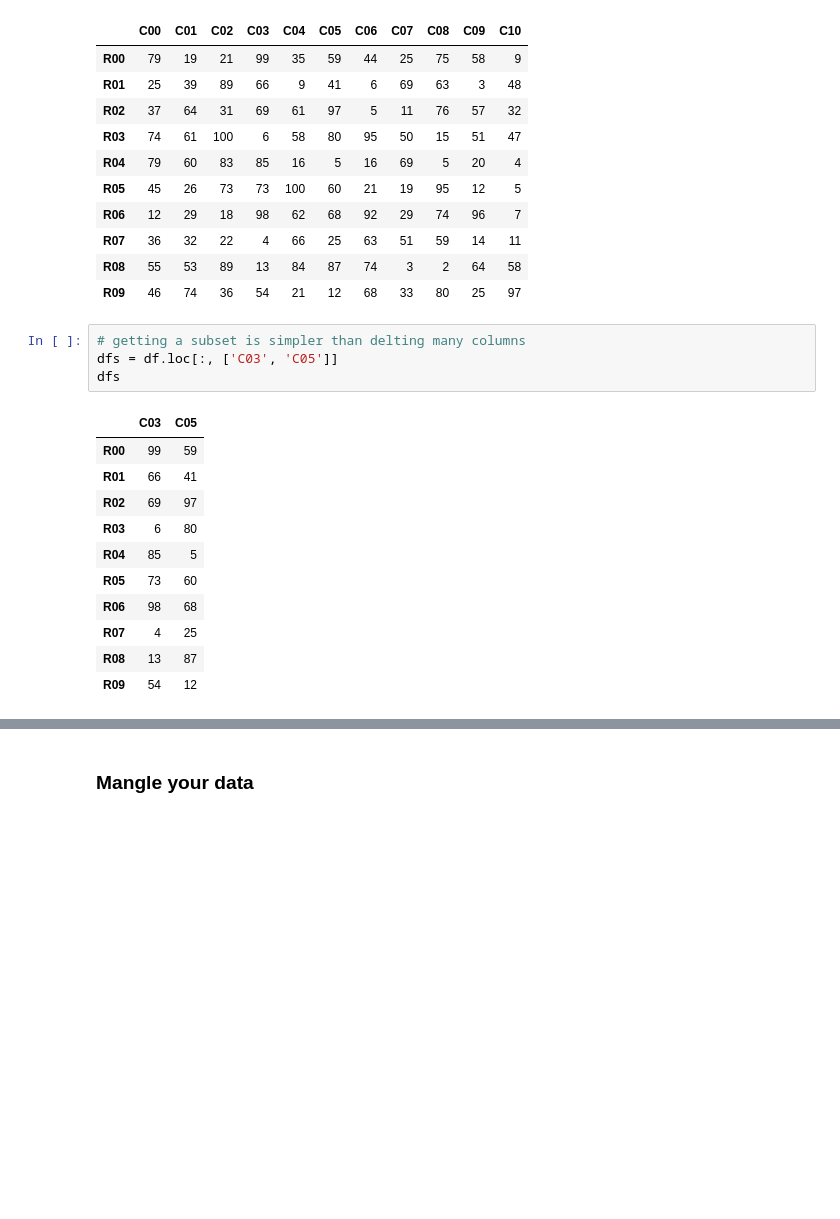
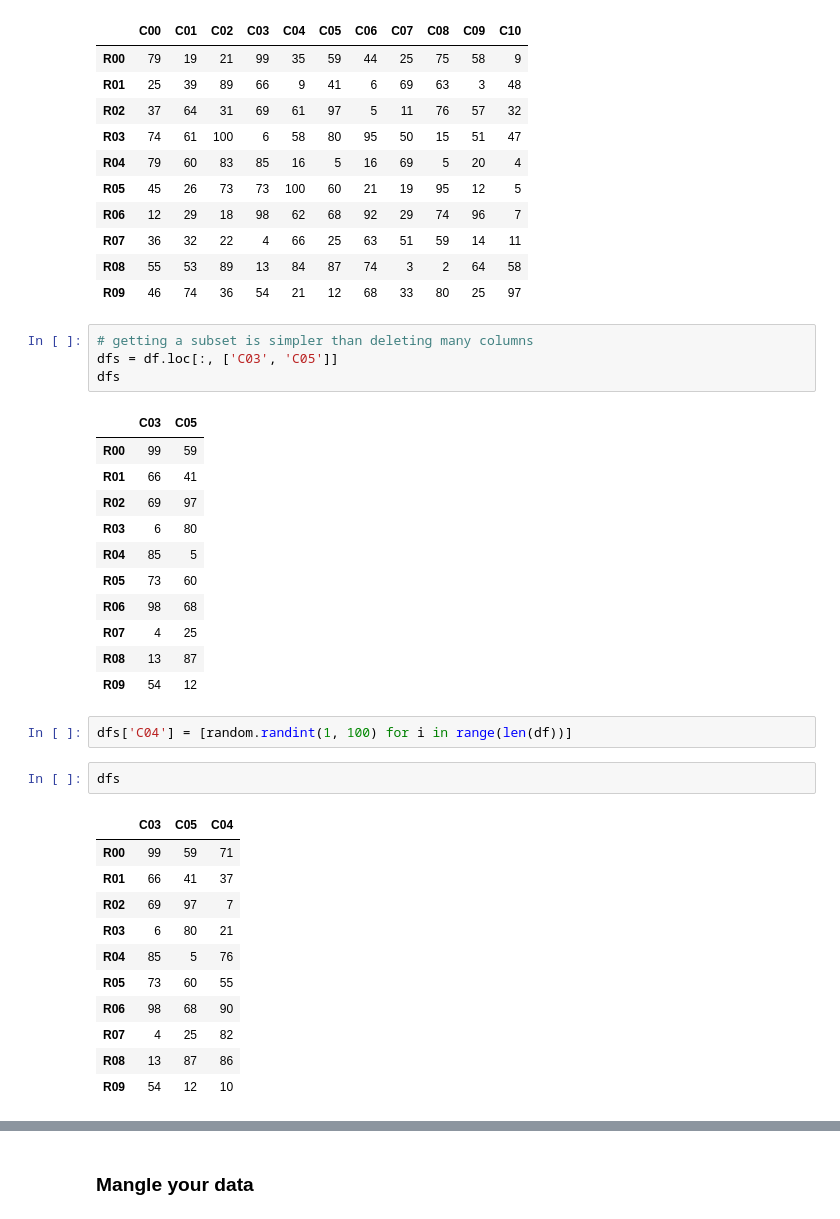
Before and after one commit to leriomaggio/python-data-science, a Jupyter notebook: pandas/3 Operations.ipynb, the cells around one changed output, grey strips where cells are left out. Cells and saved outputs as stored; diff of their text form; blank space fills up the shorter version.

```diff
--- a/pandas/3 Operations.ipynb
+++ b/pandas/3 Operations.ipynb
@@ -152,7 +152,7 @@ df.drop(['C12'], errors='ignore')
 | R08 | 55 | 53 | 89 | 13 | 84 | 87 | 74 | 3 | 2 | 64 | 58 |
 | R09 | 46 | 74 | 36 | 54 | 21 | 12 | 68 | 33 | 80 | 25 | 97 |
 # %%
-# getting a subset is simpler than delting many columns
+# getting a subset is simpler than deleting many columns
 dfs = df.loc[:, ['C03', 'C05']]
 dfs
 # %% [output]
@@ -167,3 +167,19 @@ dfs
 | R07 | 4 | 25 |
 | R08 | 13 | 87 |
 | R09 | 54 | 12 |
+# %%
+dfs['C04'] = [random.randint(1, 100) for i in range(len(df))]
+# %%
+dfs
+# %% [output]
+|  | C03 | C05 | C04 |
+| R00 | 99 | 59 | 71 |
+| R01 | 66 | 41 | 37 |
+| R02 | 69 | 97 | 7 |
+| R03 | 6 | 80 | 21 |
+| R04 | 85 | 5 | 76 |
+| R05 | 73 | 60 | 55 |
+| R06 | 98 | 68 | 90 |
+| R07 | 4 | 25 | 82 |
+| R08 | 13 | 87 | 86 |
+| R09 | 54 | 12 | 10 |
```
Also changed, not shown: parts of 8 cells of this notebook.
